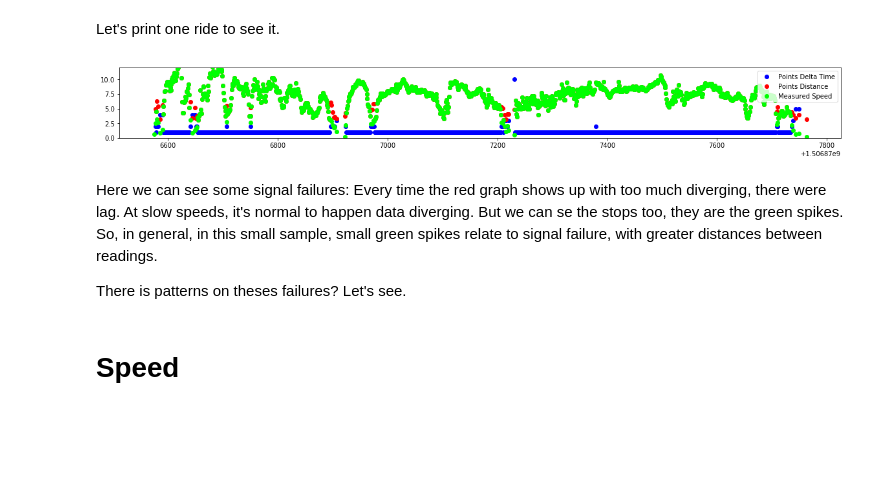
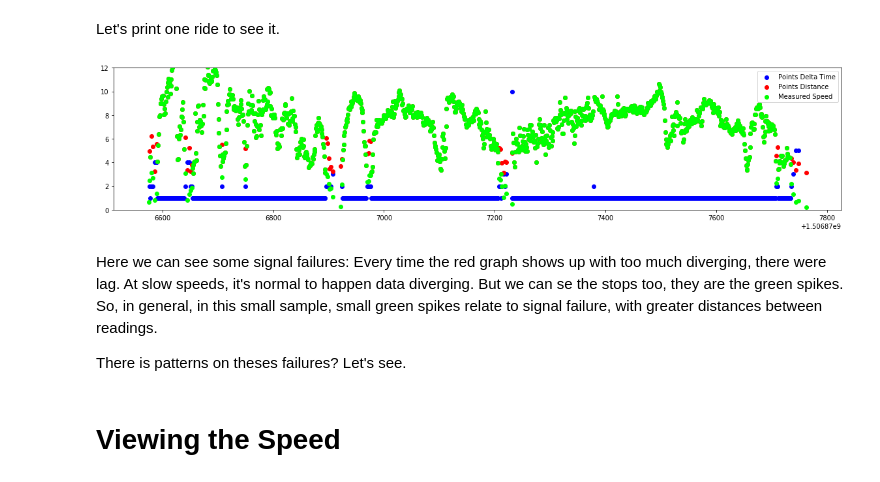
Before and after one commit to sztelzer/Bike-Riding-Analysis, a Jupyter notebook: Bike rides GPS data analysis.ipynb, the cells around one changed output. Drawn from its saved outputs; the diff is of its cells as text; code cells hidden in the pictures; blank space fills up the shorter version.

Commit message:
speed both directions

```diff
--- a/Bike rides GPS data analysis.ipynb
+++ b/Bike rides GPS data analysis.ipynb
@@ -217,26 +205,26 @@ data = load_data("main")
 # %% [markdown]
 Let's print one ride to see it.
 # %%
-seg = data[data.id_rider==0]
-seg = seg[seg.id_ride==12]
+seg = data[data.idrider==0]
+seg = seg[seg.idride==12]
 seg = seg[1:1100]
 # %%
 # this will print the sum of seconds. A greater than 2000
-plt.figure(figsize=(20,2))
+plt.figure(figsize=(20,4))
 plt.scatter(seg.timestamp, seg.deltatime, color="blue", label="Points Delta Time")
 plt.scatter(seg.timestamp, seg.distance, color="red", label="Points Distance")
 plt.scatter(seg.timestamp, seg.speed, color="lime", label="Measured Speed")
 
 # gaussian smooth of speed
 axes = plt.gca()
 axes.set_ylim([0,12])
 plt.legend()
 plt.show()
 # %% [output]
-[figure, old version]
+[figure, new version]
 # %% [markdown]
 Here we can see some signal failures: Every time the red graph shows up with too much diverging, there were lag. At slow speeds, it's normal to happen data diverging. But we can se the stops too, they are the green spikes. So, in general, in this small sample, small green spikes relate to signal failure, with greater distances between readings.
 
 There is patterns on theses failures? Let's see.
 # %% [markdown]
-# Speed
+# Viewing the Speed
```
Also changed, not shown: parts of 6 cells of this notebook.
